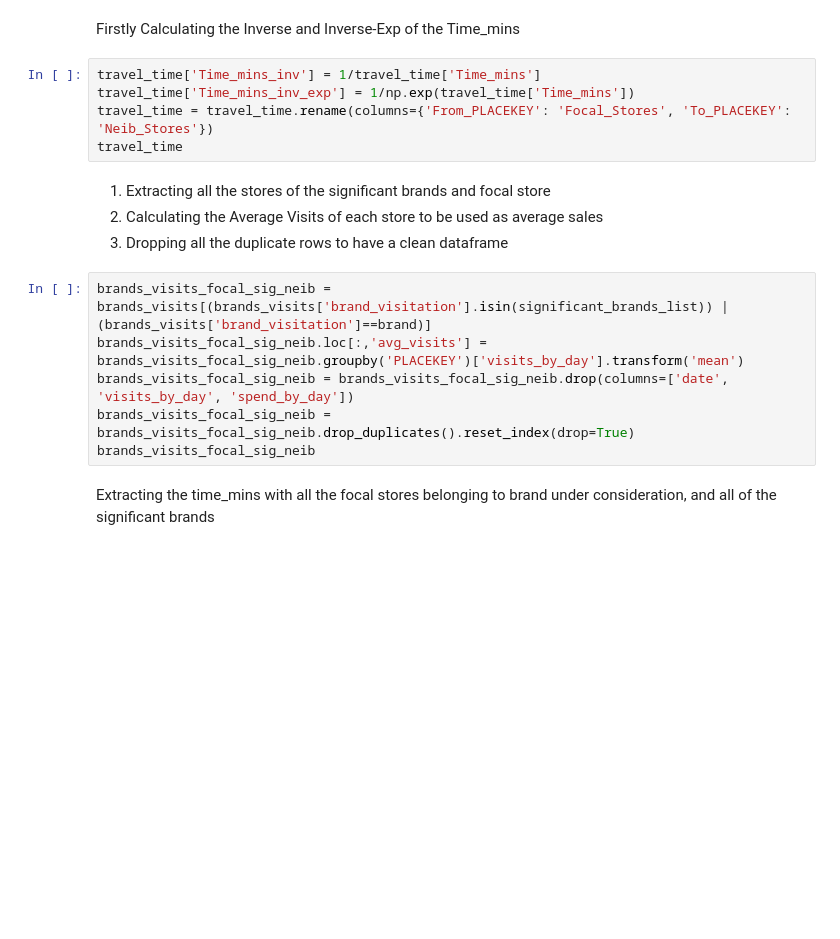
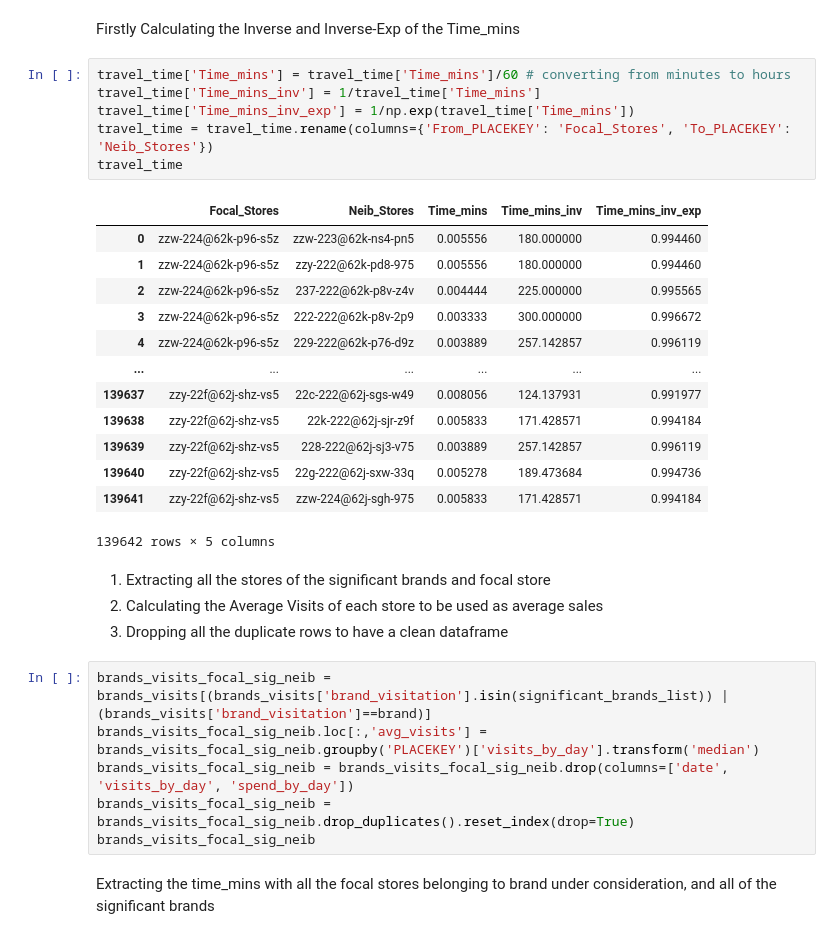
Before and after one commit to embedded-robotics/local-business-network, a Jupyter notebook: part3_visuals_tables/centrality_calculations_plot.ipynb, the cells around one changed output. Cells and saved outputs as stored; diff of their text form; blank space fills up the shorter version.

```diff
--- a/part3_visuals_tables/centrality_calculations_plot.ipynb
+++ b/part3_visuals_tables/centrality_calculations_plot.ipynb
@@ -106,17 +179,32 @@ significant_brands_list
 # %% [markdown]
 Firstly Calculating the Inverse and Inverse-Exp of the Time_mins
 # %%
+travel_time['Time_mins'] = travel_time['Time_mins']/60 # converting from minutes to hours
 travel_time['Time_mins_inv'] = 1/travel_time['Time_mins']
 travel_time['Time_mins_inv_exp'] = 1/np.exp(travel_time['Time_mins'])
 travel_time = travel_time.rename(columns={'From_PLACEKEY': 'Focal_Stores', 'To_PLACEKEY': 'Neib_Stores'})
 travel_time
+# %% [output]
+|  | Focal_Stores | Neib_Stores | Time_mins | Time_mins_inv | Time_mins_inv_exp |
+| 0 | zzw-224@62k-p96-s5z | zzw-223@62k-ns4-pn5 | 0.005556 | 180.000000 | 0.994460 |
+| 1 | zzw-224@62k-p96-s5z | zzy-222@62k-pd8-975 | 0.005556 | 180.000000 | 0.994460 |
+| 2 | zzw-224@62k-p96-s5z | 237-222@62k-p8v-z4v | 0.004444 | 225.000000 | 0.995565 |
+| 3 | zzw-224@62k-p96-s5z | 222-222@62k-p8v-2p9 | 0.003333 | 300.000000 | 0.996672 |
+| 4 | zzw-224@62k-p96-s5z | 229-222@62k-p76-d9z | 0.003889 | 257.142857 | 0.996119 |
+| ... | ... | ... | ... | ... | ... |
+| 139637 | zzy-22f@62j-shz-vs5 | 22c-222@62j-sgs-w49 | 0.008056 | 124.137931 | 0.991977 |
+| 139638 | zzy-22f@62j-shz-vs5 | 22k-222@62j-sjr-z9f | 0.005833 | 171.428571 | 0.994184 |
+| 139639 | zzy-22f@62j-shz-vs5 | 228-222@62j-sj3-v75 | 0.003889 | 257.142857 | 0.996119 |
+| 139640 | zzy-22f@62j-shz-vs5 | 22g-222@62j-sxw-33q | 0.005278 | 189.473684 | 0.994736 |
+| 139641 | zzy-22f@62j-shz-vs5 | zzw-224@62j-sgh-975 | 0.005833 | 171.428571 | 0.994184 |
+139642 rows × 5 columns
 # %% [markdown]
 1. Extracting all the stores of the significant brands and focal store
 2. Calculating the Average Visits of each store to be used as average sales
 3. Dropping all the duplicate rows to have a clean dataframe
 # %%
 brands_visits_focal_sig_neib = brands_visits[(brands_visits['brand_visitation'].isin(significant_brands_list)) | (brands_visits['brand_visitation']==brand)]
-brands_visits_focal_sig_neib.loc[:,'avg_visits'] = brands_visits_focal_sig_neib.groupby('PLACEKEY')['visits_by_day'].transform('mean')
+brands_visits_focal_sig_neib.loc[:,'avg_visits'] = brands_visits_focal_sig_neib.groupby('PLACEKEY')['visits_by_day'].transform('median')
 brands_visits_focal_sig_neib = brands_visits_focal_sig_neib.drop(columns=['date', 'visits_by_day', 'spend_by_day'])
 brands_visits_focal_sig_neib = brands_visits_focal_sig_neib.drop_duplicates().reset_index(drop=True)
 brands_visits_focal_sig_neib
```
Also changed, not shown: parts of 16 cells of this notebook, 2 other files.
